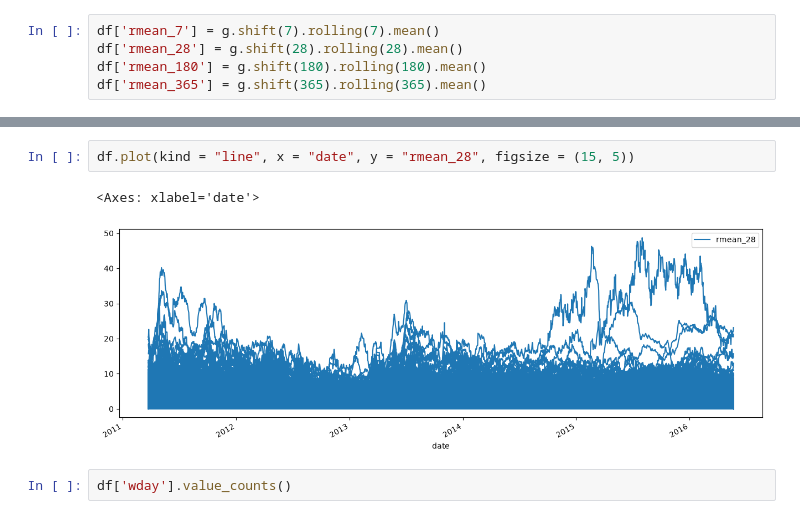
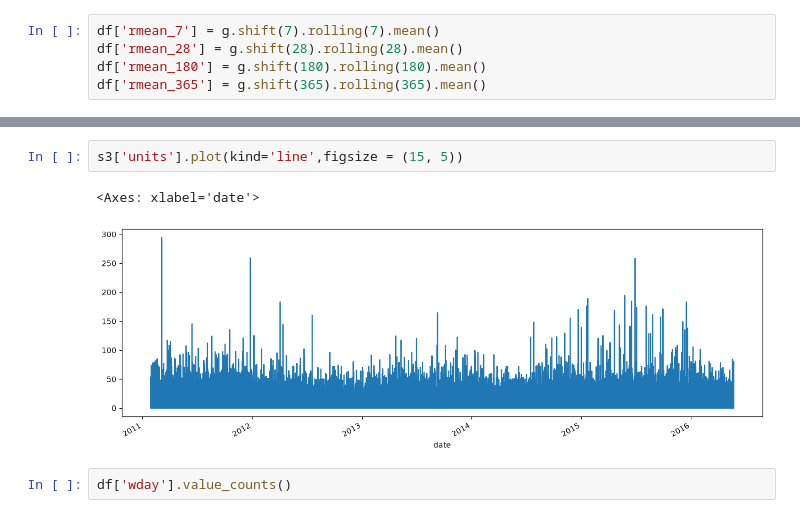
Before and after one commit to Hassan3924/M5-Forecasting, a Jupyter notebook: main.ipynb, the cells around one changed output, grey strips where cells are left out. Saved outputs shown, nothing was run; the diff lists cells and outputs as text.

```diff
--- a/main.ipynb
+++ b/main.ipynb
@@ -821,8 +832,8 @@ Index(['date', 'id', 'item_id', 'dept_id', 'cat_id', 'store_id', 'state_id',
 # %%
-df.plot(kind = "line", x = "date", y = "rmean_28", figsize = (15, 5))
+s3['units'].plot(kind='line',figsize = (15, 5))
 # %% [output]
 <Axes: xlabel='date'>
-[figure, old version]
+[figure, new version]
 # %%
 df['wday'].value_counts()
 # %% [output]
```
Also changed, not shown: parts of 16 cells of this notebook.
